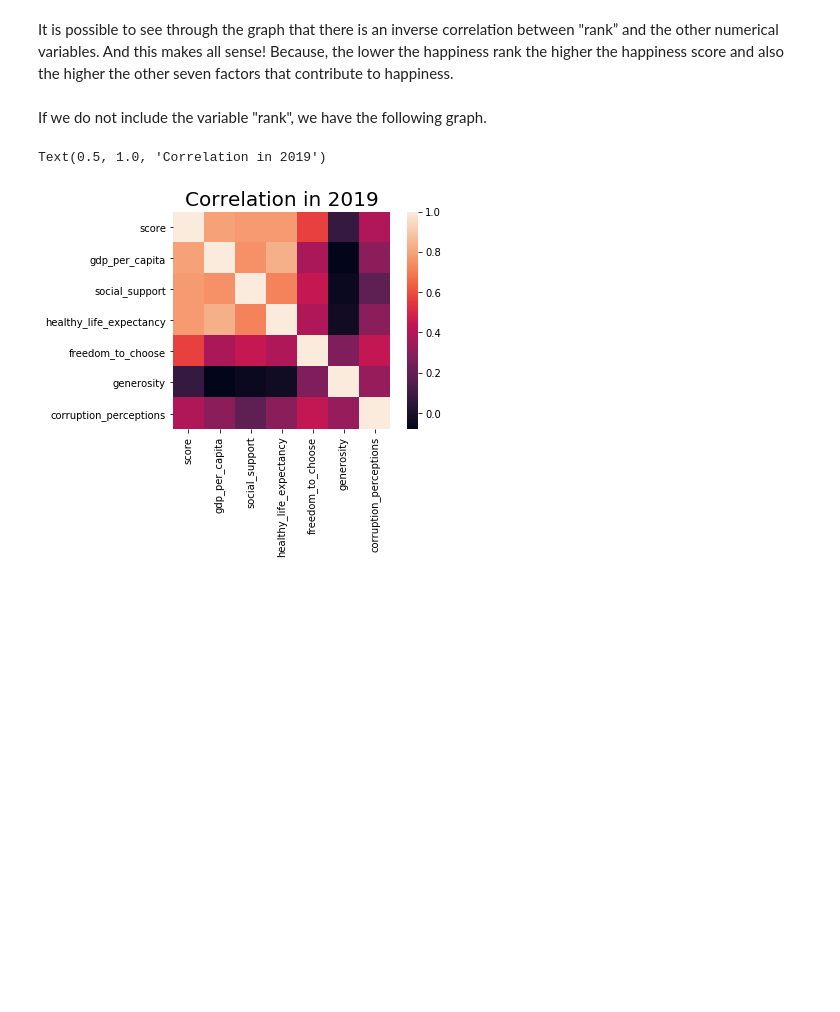
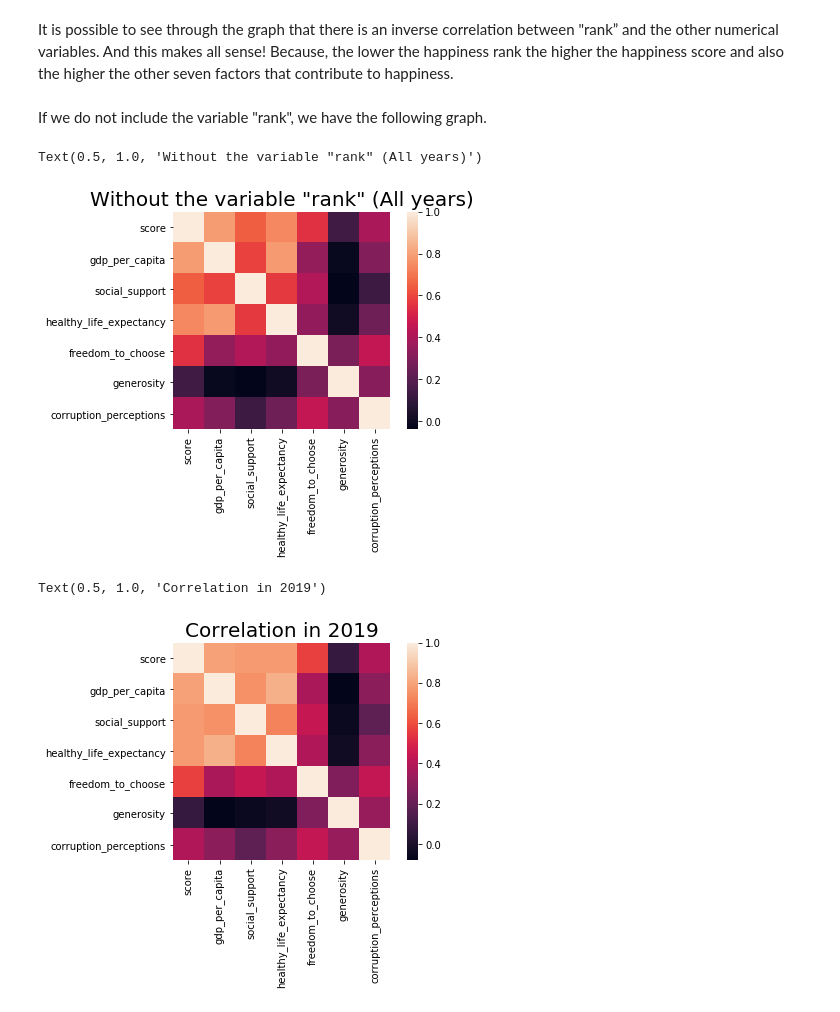
Before and after one commit to mariaserpa/happiness-study, a Jupyter notebook: Happiness Study.ipynb, the cells around one changed output. Saved outputs shown, nothing was run; the diff lists cells and outputs as text; code cells hidden in the pictures; blank space fills up the shorter version.

```diff
--- a/Happiness Study.ipynb
+++ b/Happiness Study.ipynb
@@ -443,6 +441,16 @@ Text(0.5, 1.0, 'With the variable "rank" (All years)')
 It is possible to see through the graph that there is an inverse correlation between "rank” and the other numerical variables. And this makes all sense! Because, the lower the happiness rank the higher the happiness score and also the higher the other seven factors that contribute to happiness.
 # %% [markdown]
 If we do not include the variable "rank", we have the following graph.
+# %%
+numericaldatafinal = finaldata[['score','gdp_per_capita','social_support',
+                                'healthy_life_expectancy','freedom_to_choose',
+                                'generosity','corruption_perceptions']]
+correlation = numericaldatafinal.corr()
+sns.heatmap(correlation, square = True)
+plt.title('Without the variable "rank" (All years)', fontsize = 20)
+# %% [output]
+Text(0.5, 1.0, 'Without the variable "rank" (All years)')
+[figure, added]
 # %%
 n2019 = finaldata.loc[finaldata['year'] == 2019]
 n2018 = finaldata.loc[finaldata['year'] == 2018]
```
Also changed, not shown: parts of 15 cells of this notebook, 1 other file.
